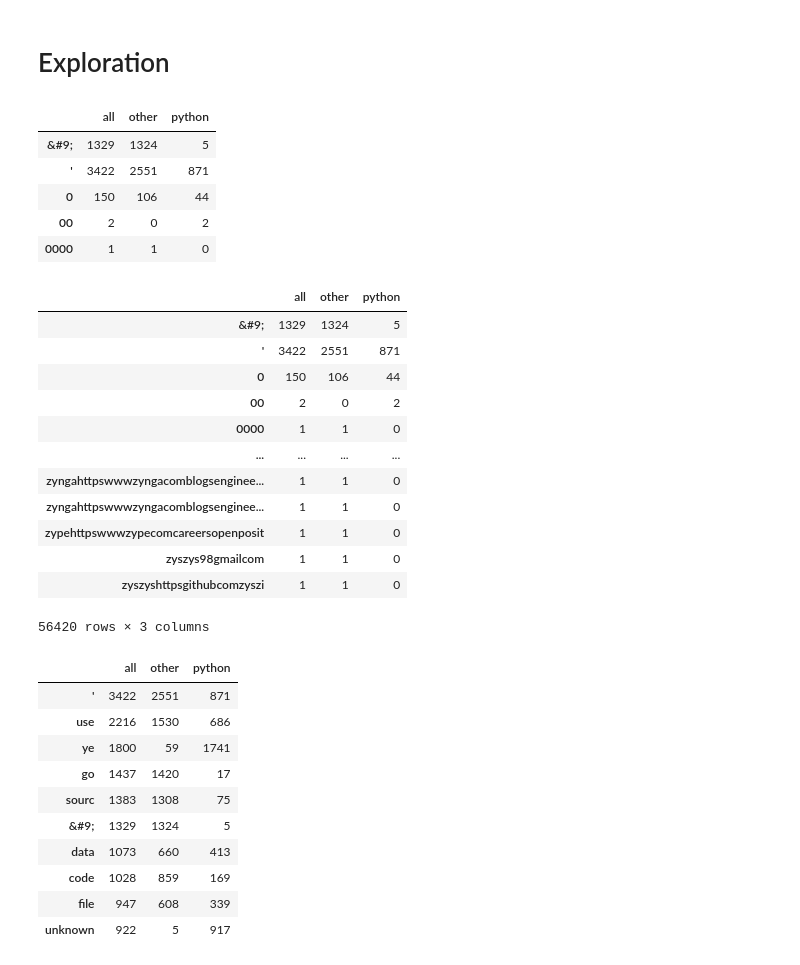
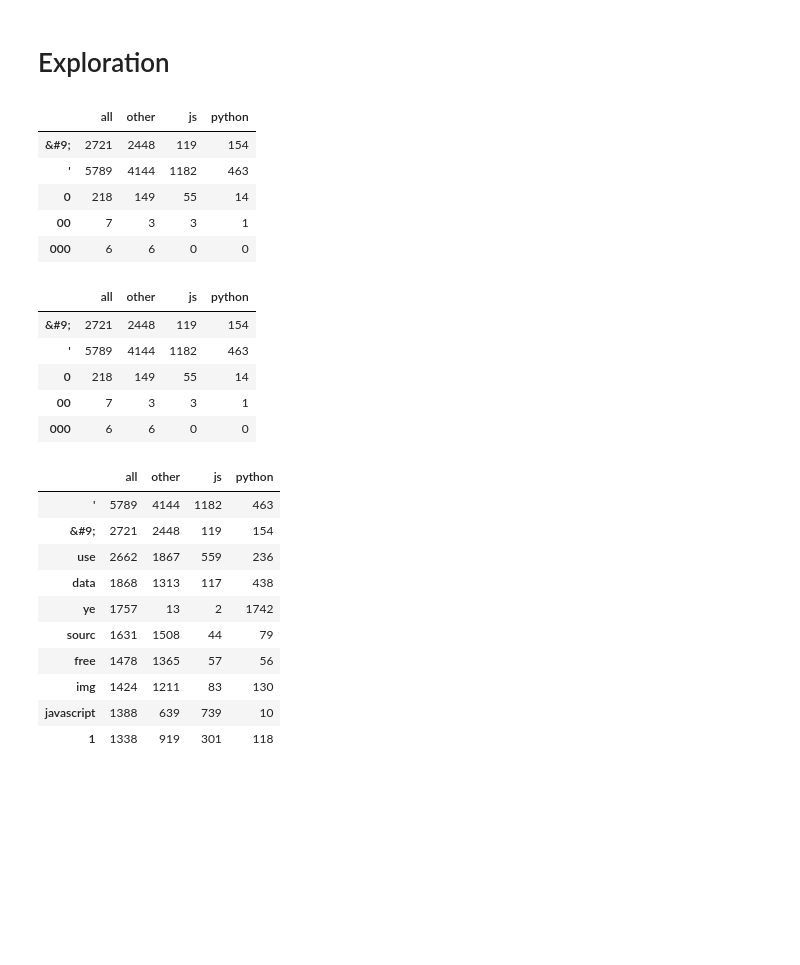
Before and after one commit to NLP-Operation-Repo/NLP-Operation-Repo, a Jupyter notebook: Villa workbook/workbook.ipynb, the cells around one changed output. Drawn from its saved outputs; the diff is of its cells as text; code cells hidden in the pictures; blank space fills up the shorter version.

```diff
--- a/Villa workbook/workbook.ipynb
+++ b/Villa workbook/workbook.ipynb
@@ -274,2 +270,2 @@ df[df.duplicated()]
 # %%
-df['is_python'] = df['language'].apply(lambda val: 1 if val == 'Python' else 0)
+df['target'] = df['language'].apply(lambda val: 1 if val == 'Python' else (2 if val == 'JavaScript' else 0))
@@ -308,55 +316,50 @@ df.tail()
 # %% [markdown]
 # Exploration
 # %%
-python_words = ' '.join(df[df.is_python == 1]['stem']).split()
-other_words = ' '.join(df[df.is_python == 0]['stem']).split()
+python_words = ' '.join(df[df.target == 1]['stem']).split()
+js_words = ' '.join(df[df.target == 2]['stem']).split()
+other_words = ' '.join(df[df.target == 0]['stem']).split()
 all_words = ' '.join(df.stem).split()
 # %%
 # Creates a frequency Series for the words
 python_freq = pd.Series(python_words).value_counts()
+js_words = pd.Series(js_words).value_counts()
 other_freq = pd.Series(other_words).value_counts()
 all_freq = pd.Series(all_words).value_counts()
 # %%
-word_counts = (pd.concat([all_freq, other_freq, python_freq], axis=1, sort=True)
-                .set_axis(['all', 'other', 'python'], axis=1)
+word_counts = (pd.concat([all_freq, other_freq, js_words, python_freq], axis=1, sort=True)
+                .set_axis(['all', 'other', 'js', 'python'], axis=1)
                 .fillna(0)
                 .apply(lambda s: s.astype(int)))
 
 word_counts.head()
 # %% [output]
-|  | all | other | python |
-| &#9; | 1329 | 1324 | 5 |
-| ' | 3422 | 2551 | 871 |
-| 0 | 150 | 106 | 44 |
-| 00 | 2 | 0 | 2 |
-| 0000 | 1 | 1 | 0 |
+|  | all | other | js | python |
+| &#9; | 2721 | 2448 | 119 | 154 |
+| ' | 5789 | 4144 | 1182 | 463 |
+| 0 | 218 | 149 | 55 | 14 |
+| 00 | 7 | 3 | 3 | 1 |
+| 000 | 6 | 6 | 0 | 0 |
 # %%
-word_counts
+word_counts.head()
 # %% [output]
-|  | all | other | python |
-| &#9; | 1329 | 1324 | 5 |
-| ' | 3422 | 2551 | 871 |
-| 0 | 150 | 106 | 44 |
-| 00 | 2 | 0 | 2 |
-| 0000 | 1 | 1 | 0 |
-| ... | ... | ... | ... |
-| zyngahttpswwwzyngacomblogsenginee... | 1 | 1 | 0 |
-| zyngahttpswwwzyngacomblogsenginee... | 1 | 1 | 0 |
-| zypehttpswwwzypecomcareersopenposit | 1 | 1 | 0 |
-| zyszys98gmailcom | 1 | 1 | 0 |
-| zyszyshttpsgithubcomzyszi | 1 | 1 | 0 |
+|  | all | other | js | python |
+| &#9; | 2721 | 2448 | 119 | 154 |
+| ' | 5789 | 4144 | 1182 | 463 |
+| 0 | 218 | 149 | 55 | 14 |
+| 00 | 7 | 3 | 3 | 1 |
+| 000 | 6 | 6 | 0 | 0 |
-56420 rows × 3 columns
 # %%
 word_counts.sort_values(by='all', ascending=False).head(10)
 # %% [output]
-|  | all | other | python |
-| ' | 3422 | 2551 | 871 |
-| use | 2216 | 1530 | 686 |
-| ye | 1800 | 59 | 1741 |
-| go | 1437 | 1420 | 17 |
-| sourc | 1383 | 1308 | 75 |
-| &#9; | 1329 | 1324 | 5 |
-| data | 1073 | 660 | 413 |
-| code | 1028 | 859 | 169 |
-| file | 947 | 608 | 339 |
-| unknown | 922 | 5 | 917 |
+|  | all | other | js | python |
+| ' | 5789 | 4144 | 1182 | 463 |
+| &#9; | 2721 | 2448 | 119 | 154 |
+| use | 2662 | 1867 | 559 | 236 |
+| data | 1868 | 1313 | 117 | 438 |
+| ye | 1757 | 13 | 2 | 1742 |
+| sourc | 1631 | 1508 | 44 | 79 |
+| free | 1478 | 1365 | 57 | 56 |
+| img | 1424 | 1211 | 83 | 130 |
+| javascript | 1388 | 639 | 739 | 10 |
+| 1 | 1338 | 919 | 301 | 118 |
```
Also changed, not shown: parts of 20 cells of this notebook, 4 other files.
